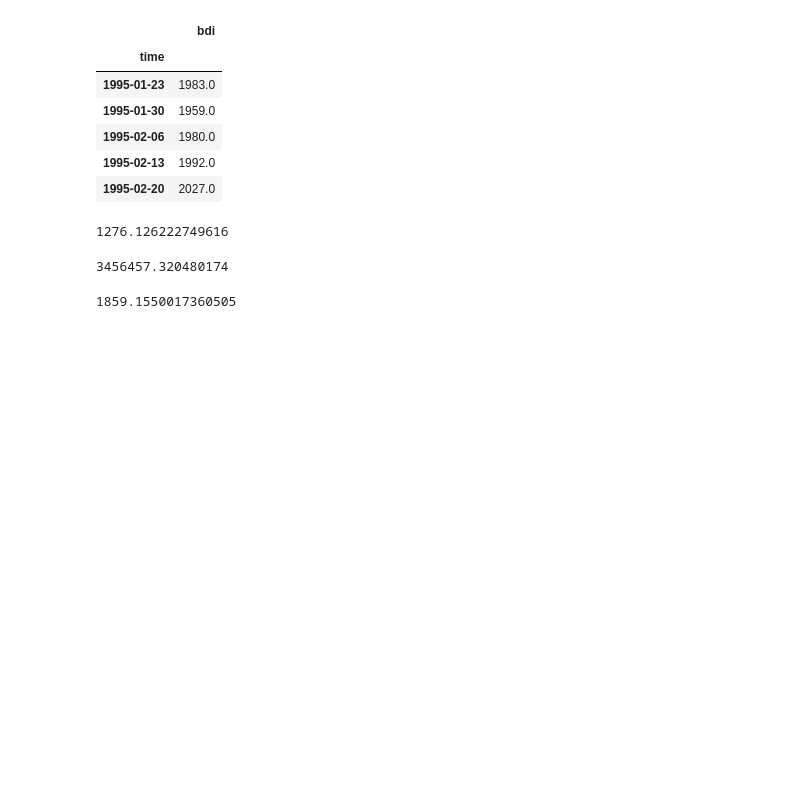
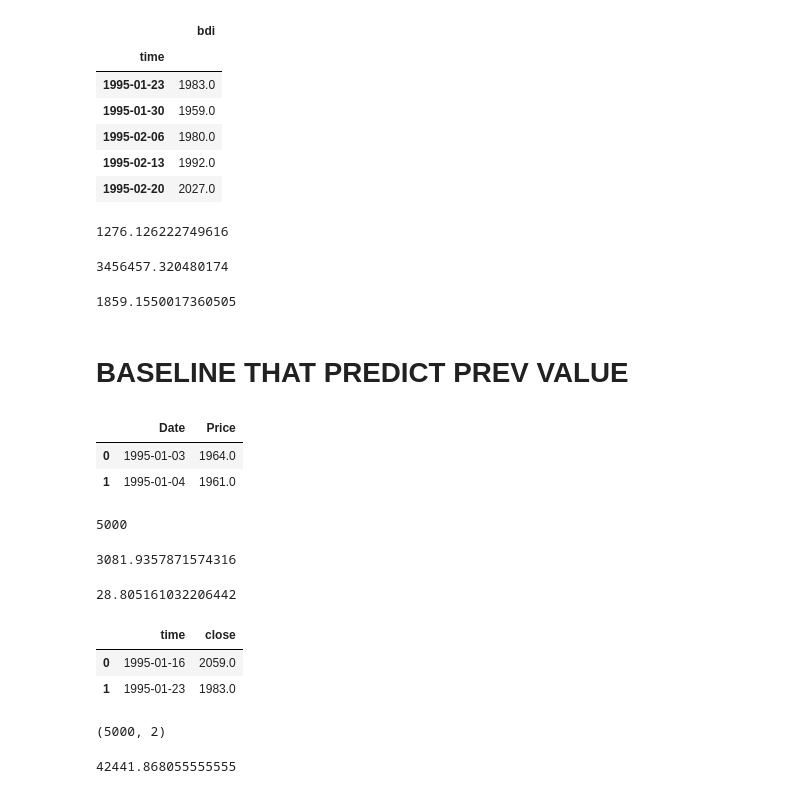
Before and after one commit to LeibnizianOptimist/bdi_predict, a Jupyter notebook: notebooks/baseline_model.ipynb, the cells around one changed output. Drawn from its saved outputs; the diff is of its cells as text; code cells hidden in the pictures; blank space fills up the shorter version.

Commit message:
recreated baseline model with past values and begun work on api

```diff
--- a/notebooks/baseline_model.ipynb
+++ b/notebooks/baseline_model.ipynb
@@ -112,3 +112,17 @@ RMSE = np.sqrt(mean_squared_error(y_true_baseline, y_pred_baseline))
 RMSE
 # %% [output]
 1859.1550017360505
+# %% [markdown]
+# BASELINE THAT PREDICT PREV VALUE
+# %%
+bdi = pd.read_csv("../raw_data/data/BDI/cleaned_daily_BDI.csv")
+# %%
+bdi.head(2)
+# %% [output]
+|  | Date | Price |
+| 0 | 1995-01-03 | 1964.0 |
+| 1 | 1995-01-04 | 1961.0 |
+# %%
+len(bdi)
+# %% [output]
+5000
@@ -114,0 +135,8 @@ RMSE
+# %%
+np.mean(squared_errors)
+# %% [output]
+3081.9357871574316
+# %%
+np.mean(absolute_errors)
+# %% [output]
+28.805161032206442
@@ -114,0 +145,6 @@ RMSE
+# %%
+bdi_weekly.head(2)
+# %% [output]
+|  | time | close |
+| 0 | 1995-01-16 | 2059.0 |
+| 1 | 1995-01-23 | 1983.0 |
@@ -114,0 +157,8 @@ RMSE
+# %%
+bdi.shape
+# %% [output]
+(5000, 2)
+# %%
+np.mean(squared_errors)
+# %% [output]
+42441.868055555555
```
Also changed, not shown: parts of 8 cells of this notebook, 5 other files.
